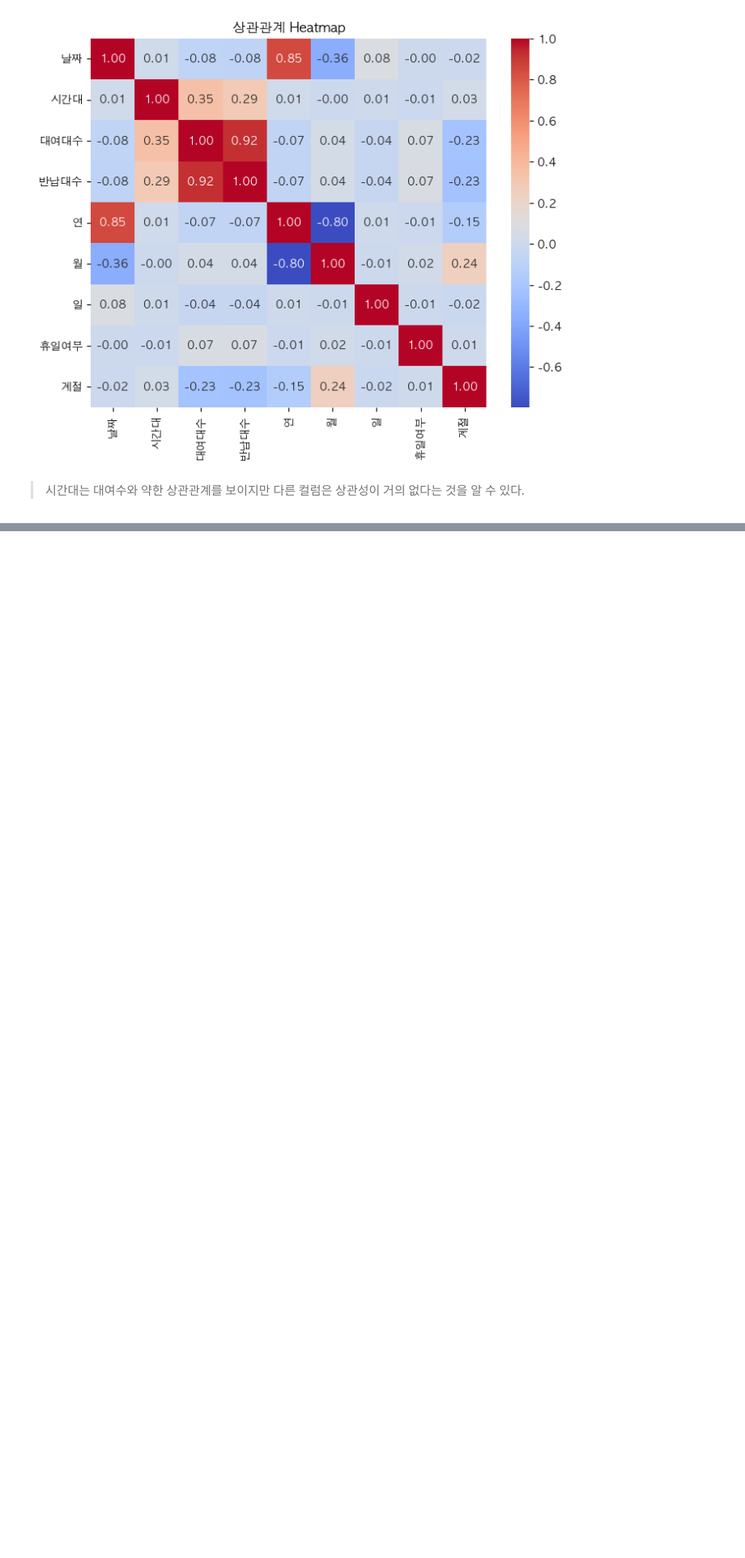
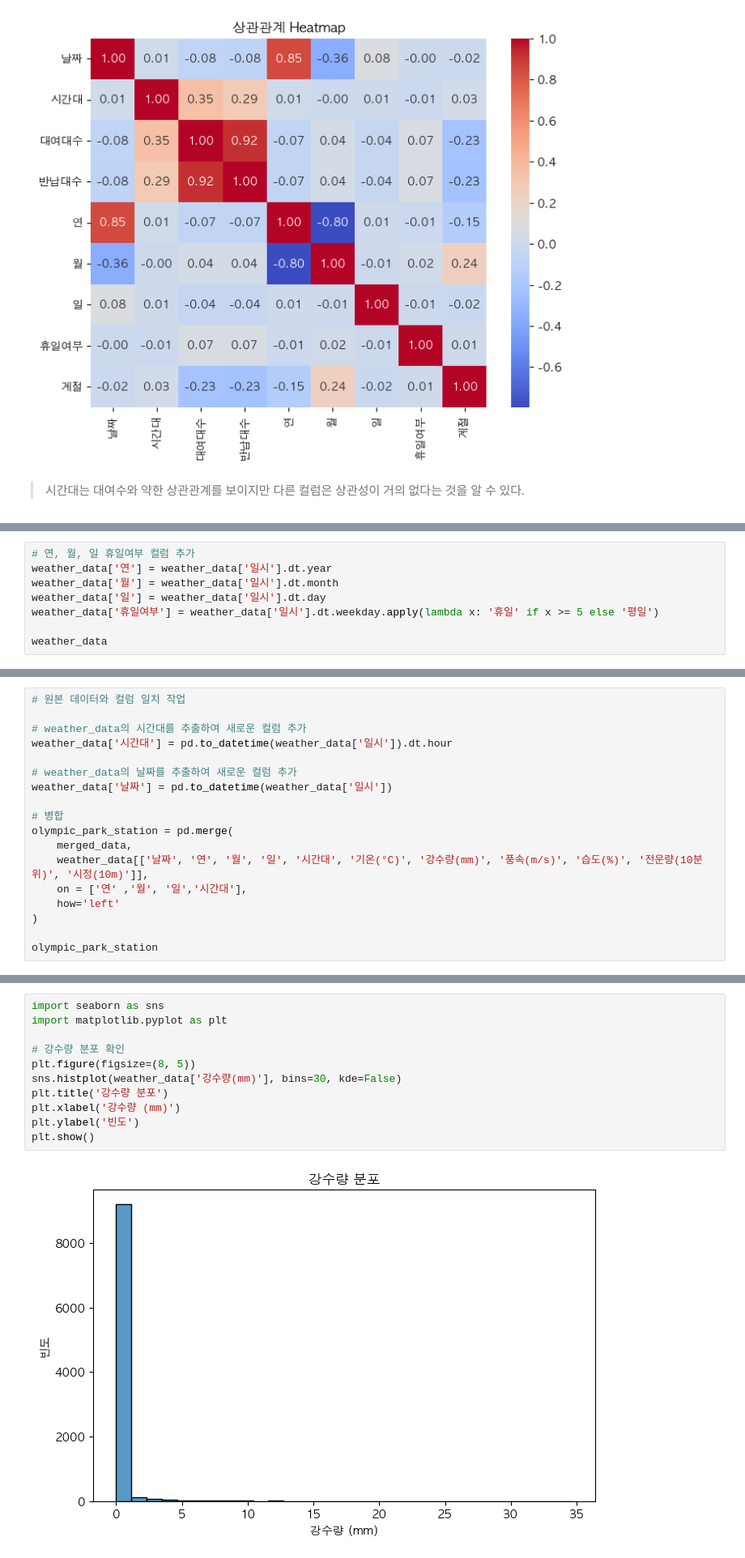
Before and after one commit to donghun-ha/Ddareungi, a Jupyter notebook: python/note/dh/olympic_park.ipynb, the cells around one changed output, grey strips where cells are left out. Shown at 81% size. Cells and saved outputs as stored; diff of their text form; blank space fills up the shorter version.

```diff
--- a/python/note/dh/olympic_park.ipynb
+++ b/python/note/dh/olympic_park.ipynb
@@ -498,0 +575,8 @@ plt.show()
+# %%
+# 연, 월, 일 휴일여부 컬럼 추가
+weather_data['연'] = weather_data['일시'].dt.year
+weather_data['월'] = weather_data['일시'].dt.month
+weather_data['일'] = weather_data['일시'].dt.day
+weather_data['휴일여부'] = weather_data['일시'].dt.weekday.apply(lambda x: '휴일' if x >= 5 else '평일')
+
+weather_data
@@ -498,0 +642,18 @@ plt.show()
+# %%
+# 원본 데이터와 컬럼 일치 작업
+
+# weather_data의 시간대를 추출하여 새로운 컬럼 추가
+weather_data['시간대'] = pd.to_datetime(weather_data['일시']).dt.hour
+
+# weather_data의 날짜를 추출하여 새로운 컬럼 추가
+weather_data['날짜'] = pd.to_datetime(weather_data['일시'])
+
+# 병합
+olympic_park_station = pd.merge(
+    merged_data,
+    weather_data[['날짜', '연', '월', '일', '시간대', '기온(°C)', '강수량(mm)', '풍속(m/s)', '습도(%)', '전운량(10분위)', '시정(10m)']],
+    on = ['연' ,'월', '일','시간대'],
+    how='left'
+)
+
+olympic_park_station
@@ -498,0 +699,13 @@ plt.show()
+# %%
+import seaborn as sns
+import matplotlib.pyplot as plt
+
+# 강수량 분포 확인
+plt.figure(figsize=(8, 5))
+sns.histplot(weather_data['강수량(mm)'], bins=30, kde=False)
+plt.title('강수량 분포')
+plt.xlabel('강수량 (mm)')
+plt.ylabel('빈도')
+plt.show()
+# %% [output]
+[figure, added]
```
Also changed, not shown: parts of 25 cells of this notebook.
